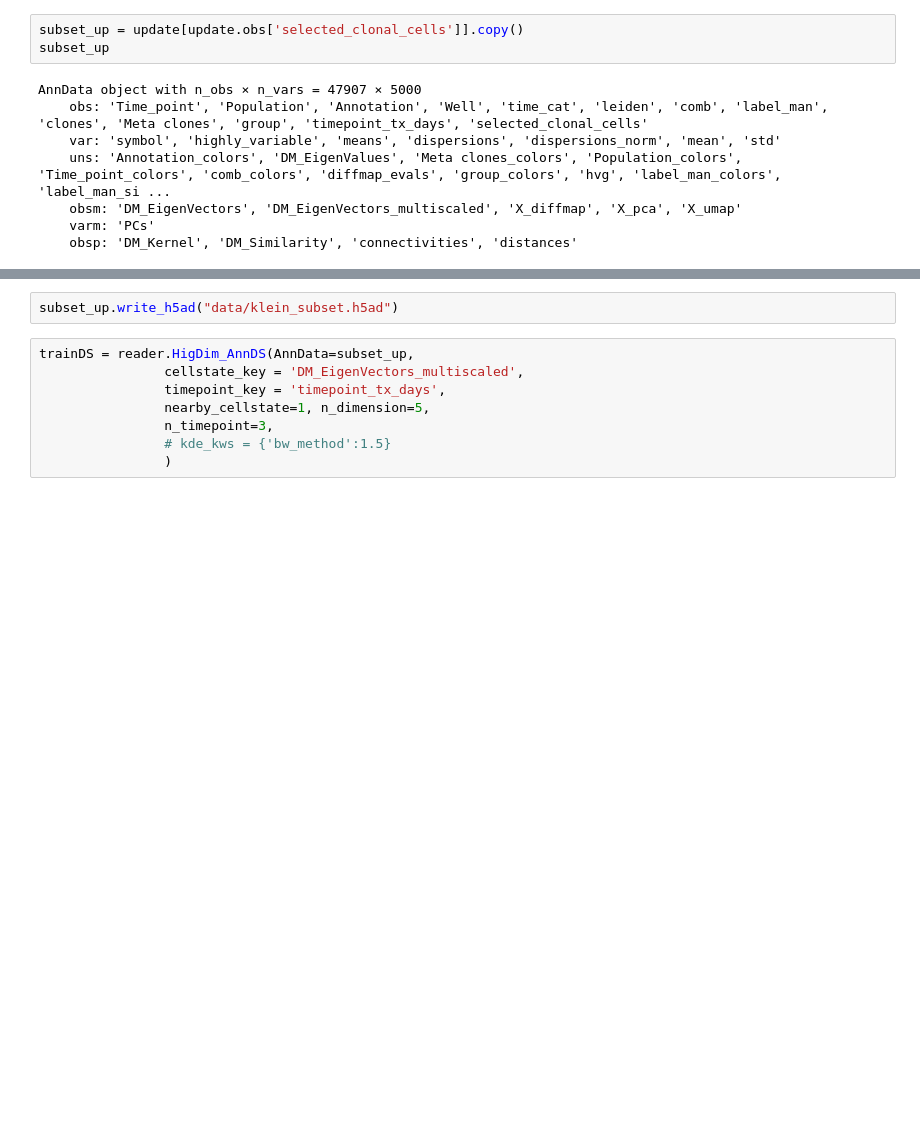
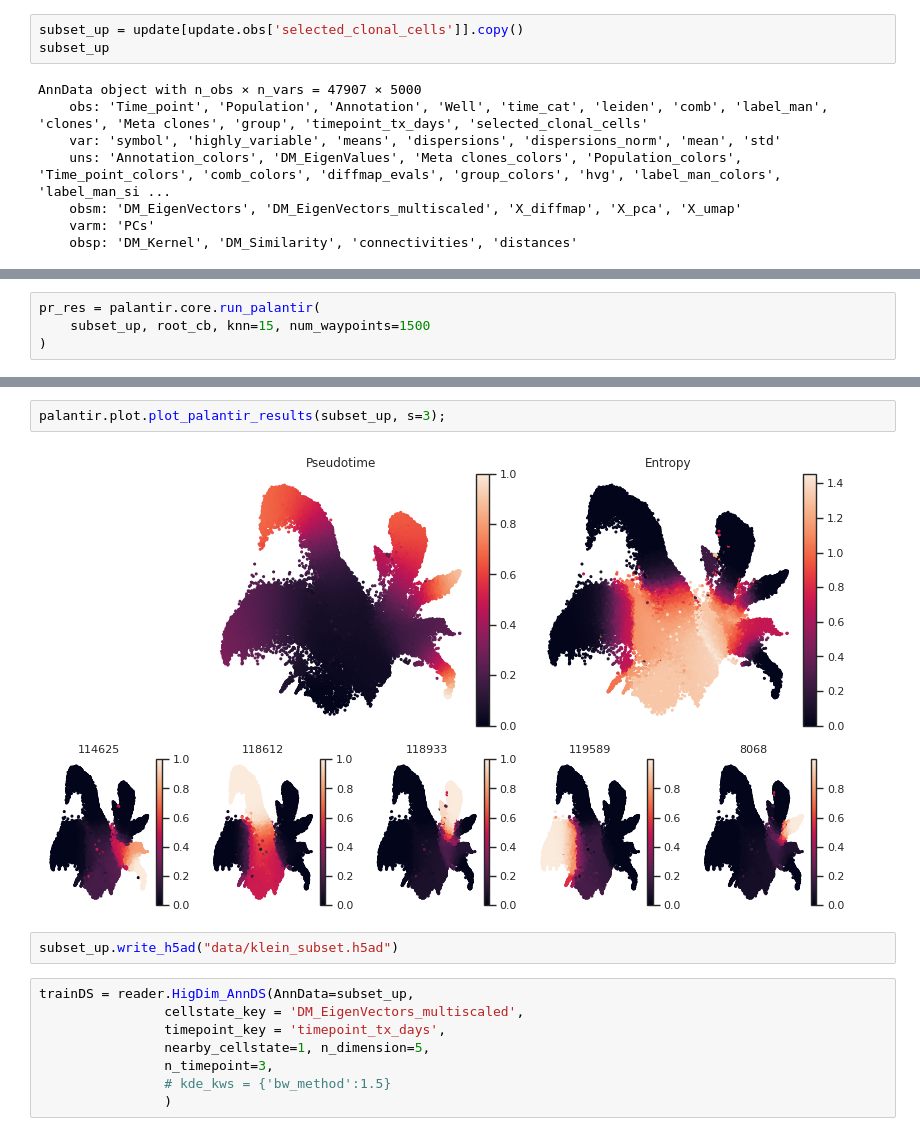
Before and after one commit to oZwZo/PINN_dynamics, a Jupyter notebook: Explore_Notebook/1.explore_datasets/1-7.test_different_Weinreb.ipynb, the cells around one changed output, grey strips where cells are left out. Drawn from its saved outputs; the diff is of its cells as text; blank space fills up the shorter version.

```diff
--- a/Explore_Notebook/1.explore_datasets/1-7.test_different_Weinreb.ipynb
+++ b/Explore_Notebook/1.explore_datasets/1-7.test_different_Weinreb.ipynb
@@ -297,0 +320,4 @@ AnnData object with n_obs × n_vars = 47907 × 5000
+# %%
+pr_res = palantir.core.run_palantir(
+    subset_up, root_cb, knn=15, num_waypoints=1500
+)
@@ -298,3 +337,7 @@ AnnData object with n_obs × n_vars = 47907 × 5000
+# %%
+palantir.plot.plot_palantir_results(subset_up, s=3);
+# %% [output]
+[figure, added]
 # %%
 subset_up.write_h5ad("data/klein_subset.h5ad")
 # %%
```
Also changed, not shown: parts of 20 cells of this notebook, 4 other files.
